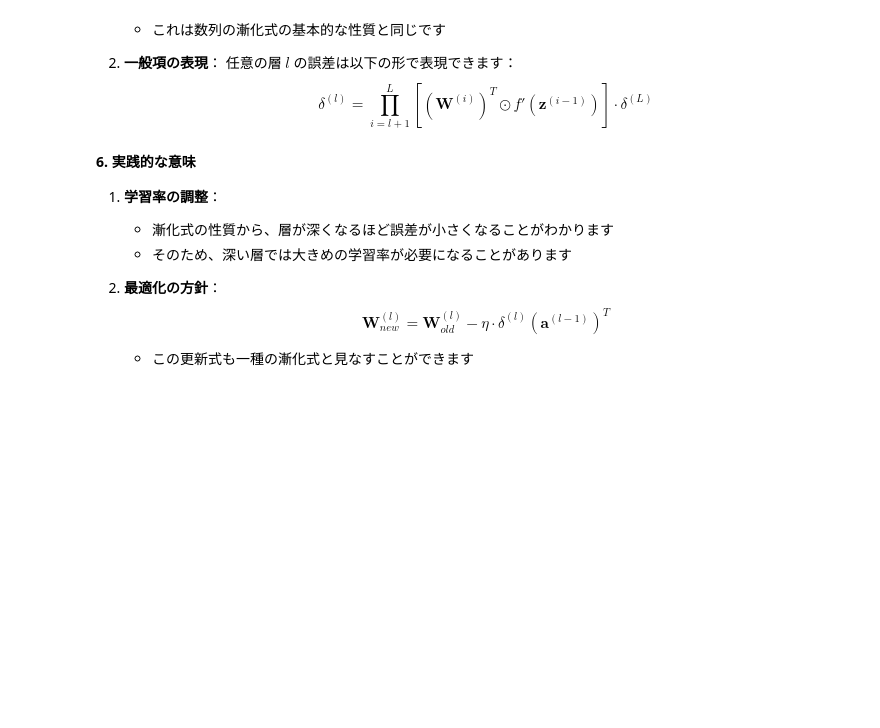
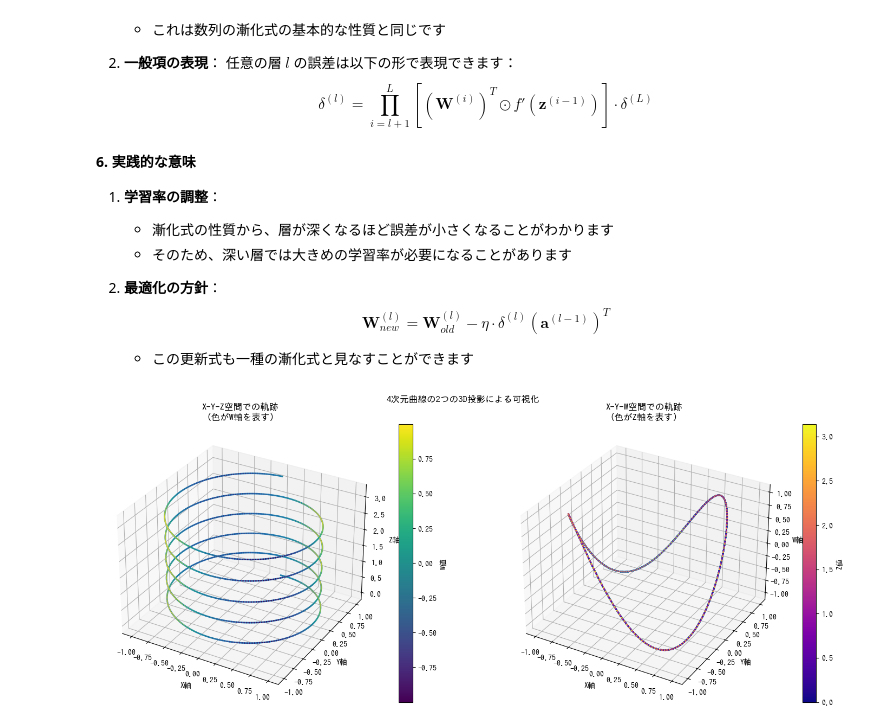
Before and after one commit to YamabikoLab/jupyter-learning, a Jupyter notebook: sample1.ipynb, the cells around one changed output. Cells and saved outputs as stored; diff of their text form; code cells hidden in the pictures; blank space fills up the shorter version.

```diff
--- a/sample1.ipynb
+++ b/sample1.ipynb
@@ -470,3 +609,49 @@ $$
 2. **最適化の方針**：
    $$\mathbf{W}^{(l)}_{new} = \mathbf{W}^{(l)}_{old} - \eta \cdot \delta^{(l)} (\mathbf{a}^{(l-1)})^T$$
    - この更新式も一種の漸化式と見なすことができます
+# %%
+import numpy as np
+import matplotlib.pyplot as plt
+from mpl_toolkits.mplot3d import Axes3D
+
+# データの生成
+t = np.linspace(0, 10*np.pi, 1000)  # パラメータ
+
+# らせん状の4次元曲線を生成
+x = np.sin(t)
+y = np.cos(t)
+z = t/10
+w = np.sin(2*t)  # 4次元目
+
+# プロットの作成
+fig = plt.figure(figsize=(15, 6))
+
+# 左側のプロット (X-Y-Z)
+ax1 = fig.add_subplot(121, projection='3d')
+line1 = ax1.plot(x, y, z, lw=2)
+# 色付けを追加
+points1 = ax1.scatter(x, y, z, c=w, cmap='viridis', s=1)
+ax1.set_xlabel('X軸')
+ax1.set_ylabel('Y軸')
+ax1.set_zlabel('Z軸')
+ax1.set_title('X-Y-Z空間での軌跡\n(色がW軸を表す)')
+
+# 右側のプロット (X-Y-W)
+ax2 = fig.add_subplot(122, projection='3d')
+line2 = ax2.plot(x, y, w, lw=2)
+# 色付けを追加
+points2 = ax2.scatter(x, y, w, c=z, cmap='plasma', s=1)
+ax2.set_xlabel('X軸')
+ax2.set_ylabel('Y軸')
+ax2.set_zlabel('W軸')
+ax2.set_title('X-Y-W空間での軌跡\n(色がZ軸を表す)')
+
+# カラーバーの追加
+plt.colorbar(points1, ax=ax1, label='W値')
+plt.colorbar(points2, ax=ax2, label='Z値')
+
+plt.suptitle('4次元曲線の2つの3D投影による可視化')
+plt.tight_layout()
+plt.show()
+# %% [output]
+[figure, added]
```
Also changed, not shown: parts of 5 cells of this notebook.
